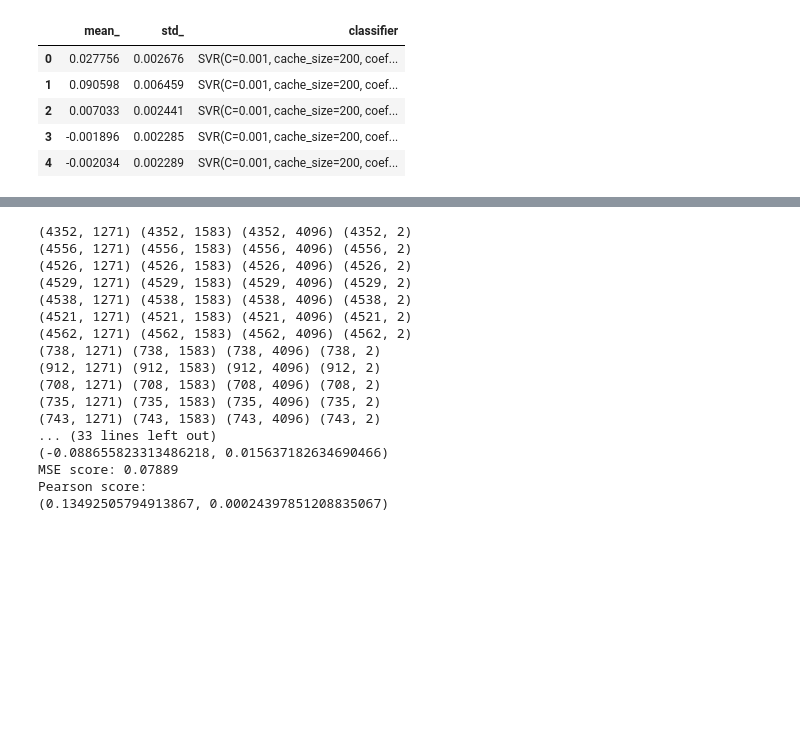
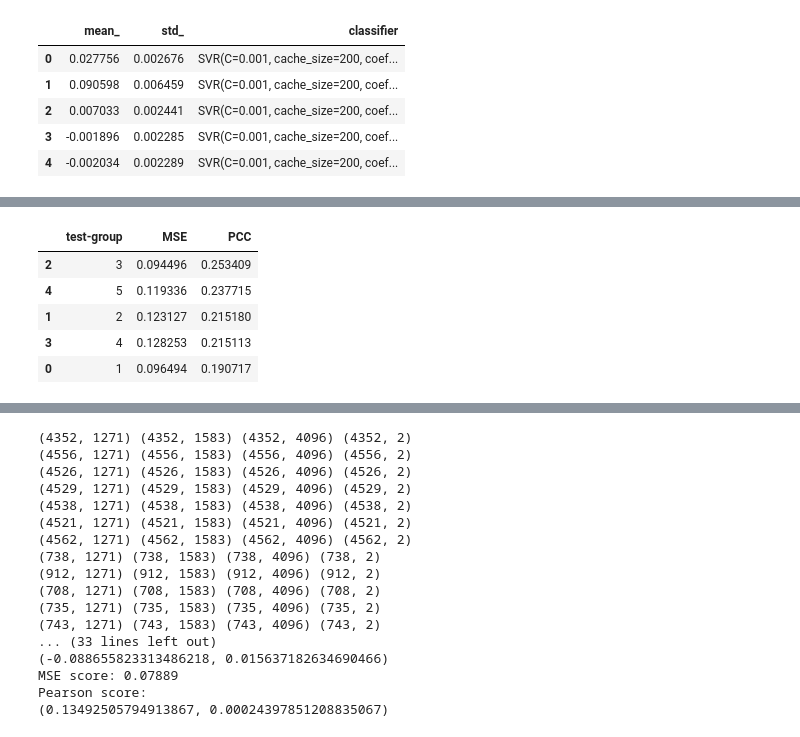
Before and after one commit to yasolix/cinevis, a Jupyter notebook: mediaeval/Valence-Arousal Prediction-ibm-group2.ipynb, the cells around one changed output, grey strips where cells are left out. Drawn from its saved outputs; the diff is of its cells as text; code cells hidden in the pictures; blank space fills up the shorter version.

```diff
--- a/mediaeval/Valence-Arousal Prediction-ibm-group2.ipynb
+++ b/mediaeval/Valence-Arousal Prediction-ibm-group2.ipynb
@@ -681,0 +749,8 @@ pvv_scores,pvv = crossgroups(pipe_visual_valence,'MeanValence','vis')
+# %%
+%%time
+pipe_audio_valence = make_pipeline(
+    StandardScaler(copy=True, with_mean=True, with_std=True),
+    SVR(C=100, cache_size=200, coef0=0.0, degree=3, epsilon=0.1, gamma=0.001,
+        kernel='rbf', max_iter=-1, shrinking=True, tol=0.001, verbose=False)
+)
+pva_scores = crossgroups(pipe_audio_valence,'MeanValence','audio')
@@ -681,0 +820,9 @@ pvv_scores,pvv = crossgroups(pipe_visual_valence,'MeanValence','vis')
+# %%
+pva_scores.sort_values('PCC', ascending=False)
+# %% [output]
+|  | test-group | MSE | PCC |
+| 2 | 3 | 0.094496 | 0.253409 |
+| 4 | 5 | 0.119336 | 0.237715 |
+| 1 | 2 | 0.123127 | 0.215180 |
+| 3 | 4 | 0.128253 | 0.215113 |
+| 0 | 1 | 0.096494 | 0.190717 |
```
Also changed, not shown: parts of 18 cells of this notebook.
